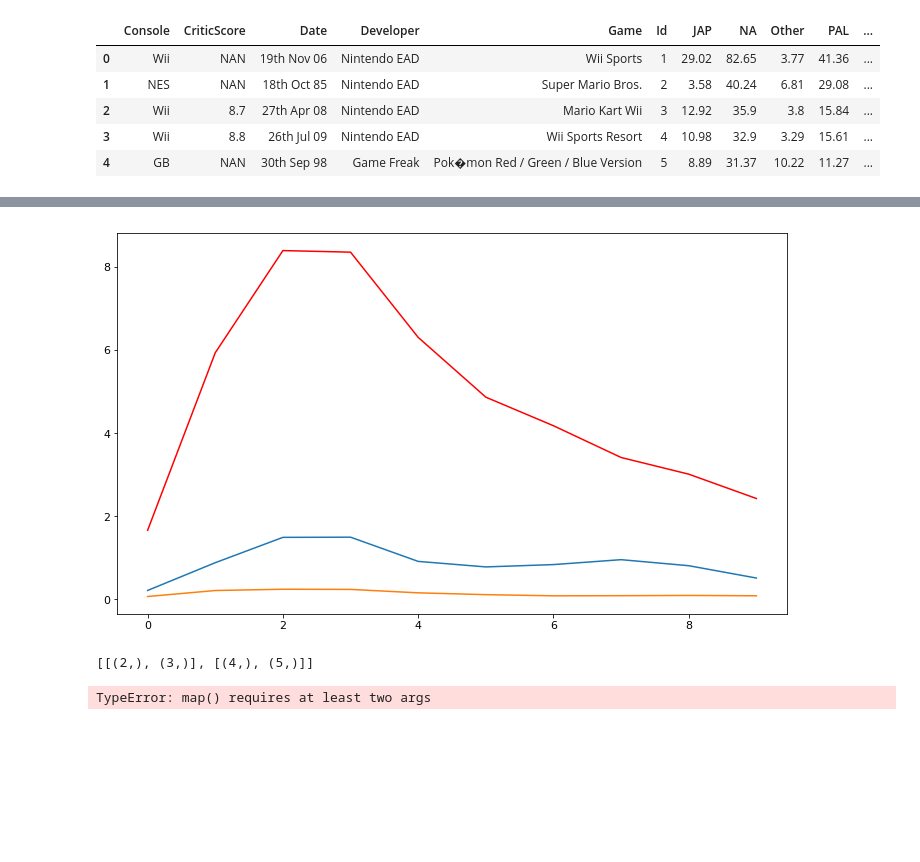
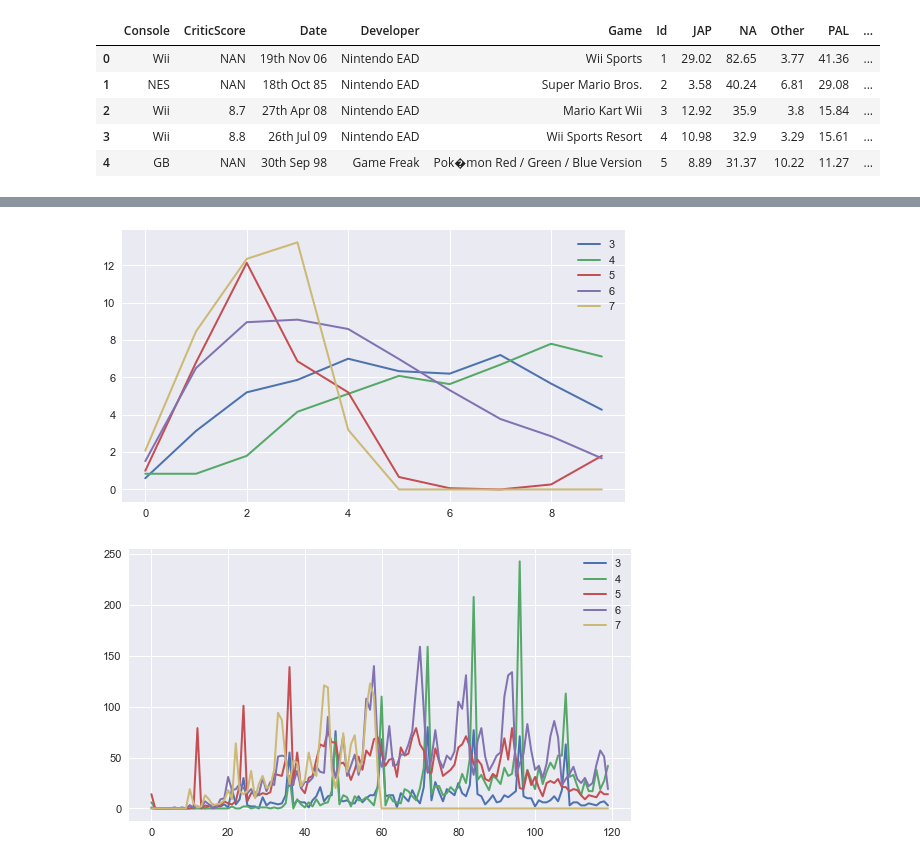
Before and after one commit to Andrelhu/Game-Developer-Analysis, a Jupyter notebook: Developer Behavior.ipynb, the cells around one changed output, grey strips where cells are left out. Cells and saved outputs as stored; diff of their text form; code cells hidden in the pictures; blank space fills up the shorter version.

```diff
--- a/Developer Behavior.ipynb
+++ b/Developer Behavior.ipynb
@@ -96,6 +96,6 @@ for c in set(datan.Console):
         ww = [i for i in list(nesn.WW) if i > 0]
         totaldf[len(totaldf)] = [c]+[n]+tot+[sum(tot),sum(ww)]
 tdf = pd.DataFrame.from_dict(totaldf,orient='index')
-tdf.columns = ['Console','Publisher']+[str(i) for i in range(1,12)]+['Total','Units']
-tdf = tdf.sort_values(by='Total',ascending=False)
+tdf.columns = ['Console','Publisher']+[str(i) for i in range(1,12)]+['Releases','Sold']
+tdf = tdf.sort_values(by='Releases',ascending=False)
 # %%
@@ -107,2 +115,0 @@ home_console = [u'CD32', u'WW', u'WS', u'HTC', u'SAT', u'7800', u'Amig', u'GIZ',
-# %%
-nes = tdf[tdf.Console.isin(home_console)]
@@ -142,39 +115,0 @@ print len(nes[nes.Total < 5])
-# %%
-avg = []
-for k in nes[nes.Total > 20].values:
-    avg.append(k[2:12])
-
-avgar = np.array(avg, dtype=np.float64)
-
-avg = np.average(avgar, axis=0)
-plt.plot(avg,label='> 20',c='r')
-
-#stdev = np.std(avgar, axis=0)
-#plt.plot(map(lambda x,y: x+y,avg,stdev),'--',label='> 20',c='r')
-#plt.plot(map(lambda x,y: x-y,avg,stdev),'--',label='> 20',c='r')
-
-avg = []
-for k in nes[nes.Total.isin(range(5,20))].values:
-    avg.append(k[2:12])
-avgar = np.array(avg)
-plt.plot(np.average(avgar, axis=0),label='20 - 5')
-
-avg = []
-for k in nes[nes.Total < 5].values:
-    avg.append(k[2:12])
-avgar = np.array(avg)
-plt.plot(np.average(avgar, axis=0),label='< 5')
-
-
-plt.show()
-# %% [output]
-[figure, removed]
-# %%
-a = [[2,3],[4,5]]
-[zip(i) for i in a]
-# %% [output]
-[[(2,), (3,)], [(4,), (5,)]]
-# %%
-map([[1],[2]])
-# %% [output]
-TypeError: map() requires at least two args
@@ -180,0 +184,28 @@ TypeError: map() requires at least two args
+# %%
+avgs = [get_developer_behavior(generations[i],g=i) for i in range(2,8)]
+# %%
+g = 3
+for i in avgs[1:]:
+    plt.plot(i,label=str(g),linewidth=2)
+    g+=1
+plt.legend()
+plt.show()
+# %% [output]
+[figure, added]
+# %%
+for g in range(3,8):
+    gen6 = data[data.Console.isin(generations[g])]
+    gen6_rel = []
+    gen6yrs = [i for i in list(gen6.Year) if i > 1983]
+    if g == 5:
+        gen6yrs = [i for i in list(gen6.Year) if i > 1990]
+    for y in range(min(gen6yrs),min(gen6yrs)+10):
+        for m in range(1,13):
+            gy = gen6[gen6.Year == y]
+            gm = gy[gy.Month == m]
+            gen6_rel.append(len(gm))
+    plt.plot(gen6_rel,label=g,linewidth=2)
+plt.legend()
+plt.show()
+# %% [output]
+[figure, added]
```
Also changed, not shown: parts of 10 cells of this notebook.
